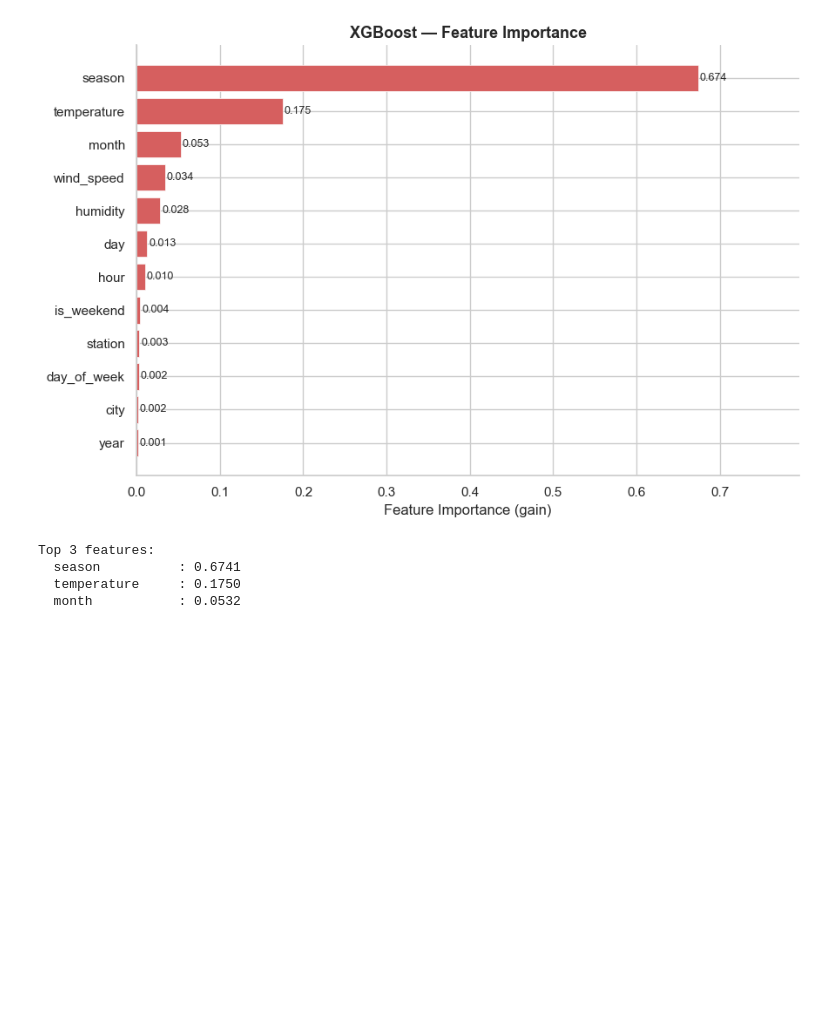
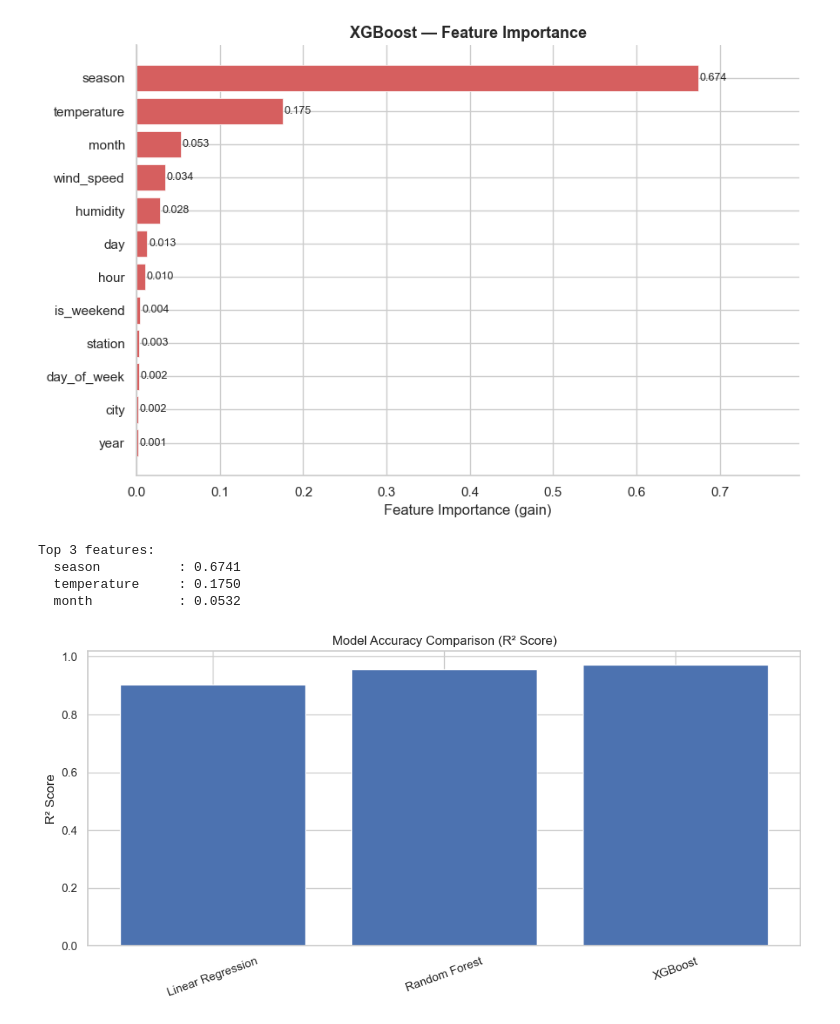
Before and after one commit to mvedant-13/aqi-prediction, a Jupyter notebook: notebooks/03_model_training.ipynb, the cells around one changed output. Saved outputs shown, nothing was run; the diff lists cells and outputs as text; code cells hidden in the pictures; blank space fills up the shorter version.

```diff
--- a/notebooks/03_model_training.ipynb
+++ b/notebooks/03_model_training.ipynb
@@ -262,3 +262,19 @@ Top 3 features:
   season          : 0.6741
   temperature     : 0.1750
   month           : 0.0532
+# %%
+# Accuracy comparison (using R²)
+
+models = ['Linear Regression', 'Random Forest', 'XGBoost']
+accuracy = [lr_r2, rf_r2, xgb_r2]
+
+plt.figure()
+plt.bar(models, accuracy)
+
+plt.title('Model Accuracy Comparison (R² Score)')
+plt.ylabel('R² Score')
+plt.xticks(rotation=20)
+
+plt.show()
+# %% [output]
+[figure, added]
```
Also changed, not shown: parts of 3 cells of this notebook, 4 other files.
